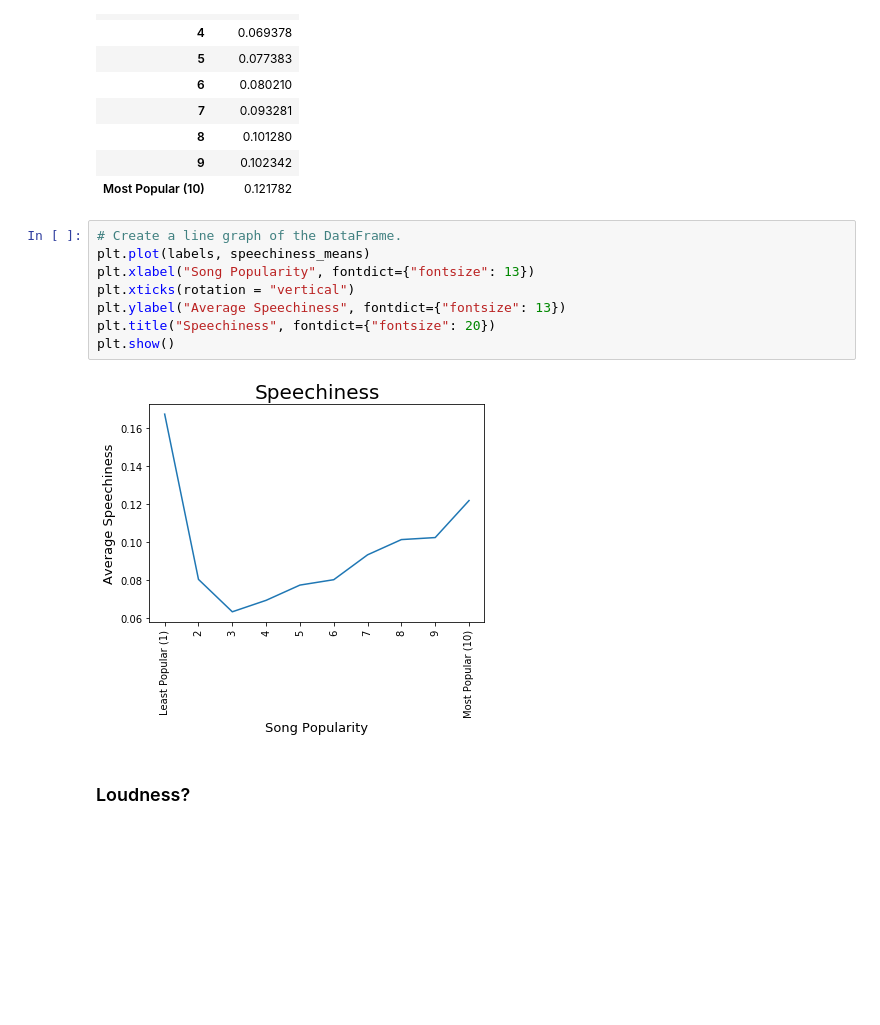
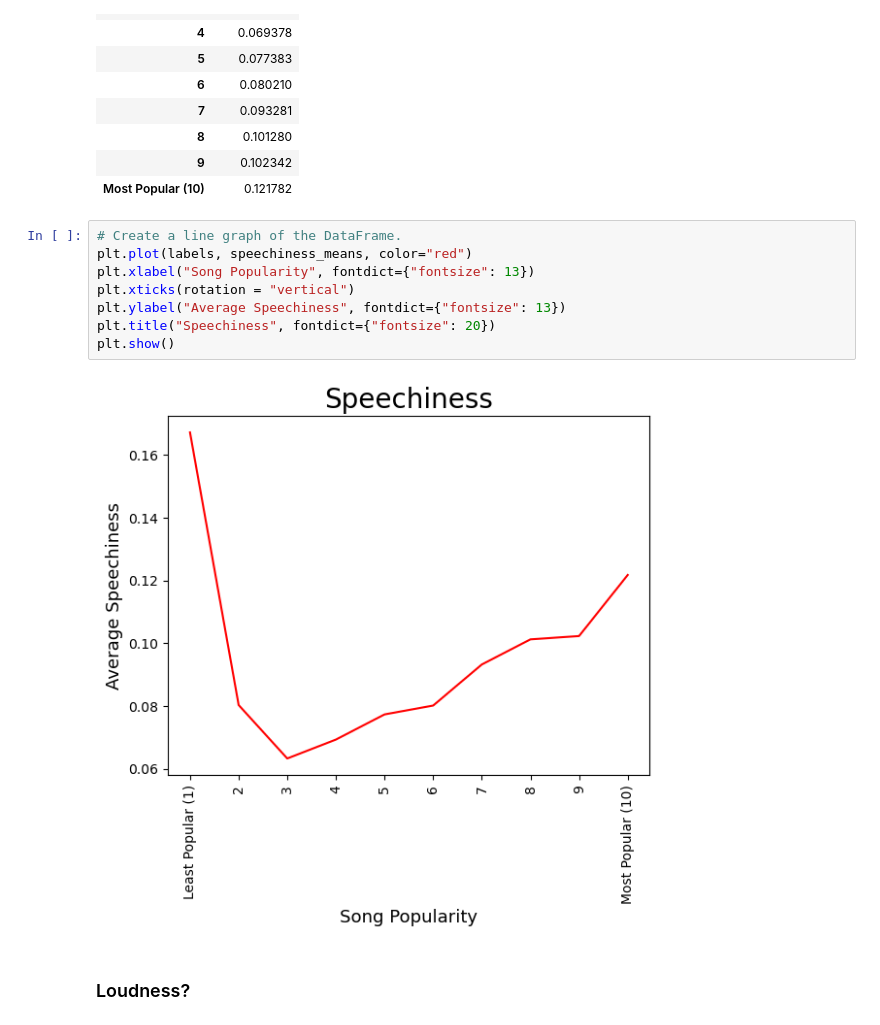
Before and after one commit to Lee88jl/Project-gt-1, a Jupyter notebook: Song Popularity Analysis.ipynb, the cells around one changed output. Cells and saved outputs as stored; diff of their text form; blank space fills up the shorter version.

```diff
--- a/Song Popularity Analysis.ipynb
+++ b/Song Popularity Analysis.ipynb
@@ -104,14 +117,14 @@ speechiness_means
 | Most Popular (10) | 0.121782 |
 # %%
 # Create a line graph of the DataFrame.
-plt.plot(labels, speechiness_means)
+plt.plot(labels, speechiness_means, color="red")
 plt.xlabel("Song Popularity", fontdict={"fontsize": 13})
 plt.xticks(rotation = "vertical")
 plt.ylabel("Average Speechiness", fontdict={"fontsize": 13})
 plt.title("Speechiness", fontdict={"fontsize": 20})
 plt.show()
 # %% [output]
-[figure, old version]
+[figure, new version]
 # %% [markdown]
 ### Loudness?
 # %%
```
Also changed, not shown: parts of 42 cells of this notebook, 1 other file.
